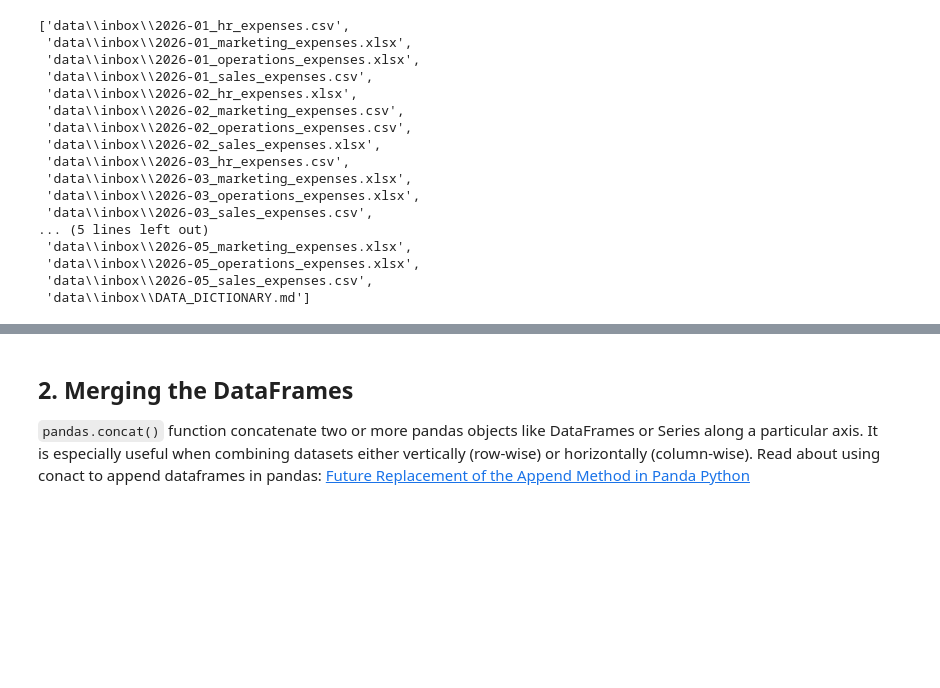
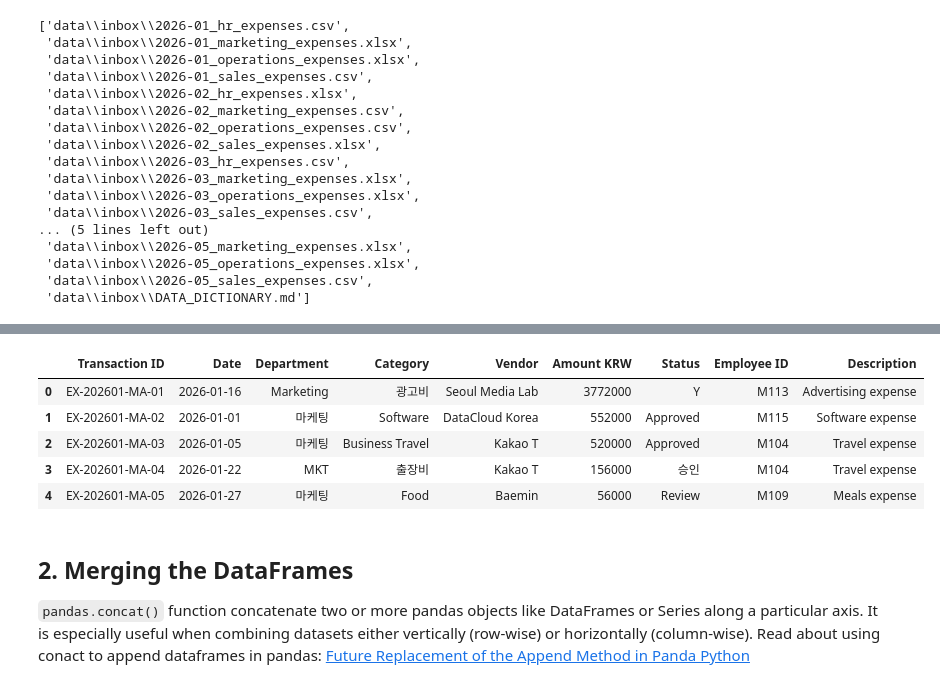
Before and after one commit to Colin7537/Programming-for-Analytics_ChanjoongKim, a Jupyter notebook: session4_exercise.ipynb, the cells around one changed output, grey strips where cells are left out. Saved outputs shown, nothing was run; the diff lists cells and outputs as text; code cells hidden in the pictures; blank space fills up the shorter version.

```diff
--- a/session4_exercise.ipynb
+++ b/session4_exercise.ipynb
@@ -90,8 +110,15 @@ csv_preview.head()
 # %%
 ## Let's do the same for the Excel files
 
-excel_preview = pd.read_excel(xlsx_files[1])
+excel_preview = pd.read_excel(xlsx_files[0])
 excel_preview.head()
+# %% [output]
+|  | Transaction ID | Date | Department | Category | Vendor | Amount KRW | Status | Employee ID | Description |
+| 0 | EX-202601-MA-01 | 2026-01-16 | Marketing | 광고비 | Seoul Media Lab | 3772000 | Y | M113 | Advertising expense |
+| 1 | EX-202601-MA-02 | 2026-01-01 | 마케팅 | Software | DataCloud Korea | 552000 | Approved | M115 | Software expense |
+| 2 | EX-202601-MA-03 | 2026-01-05 | 마케팅 | Business Travel | Kakao T | 520000 | Approved | M104 | Travel expense |
+| 3 | EX-202601-MA-04 | 2026-01-22 | MKT | 출장비 | Kakao T | 156000 | 승인 | M104 | Travel expense |
+| 4 | EX-202601-MA-05 | 2026-01-27 | 마케팅 | Food | Baemin | 56000 | Review | M109 | Meals expense |
 # %% [markdown]
 ## 2. Merging the DataFrames
 
```
Also changed, not shown: parts of 9 cells of this notebook, 2 other files.
